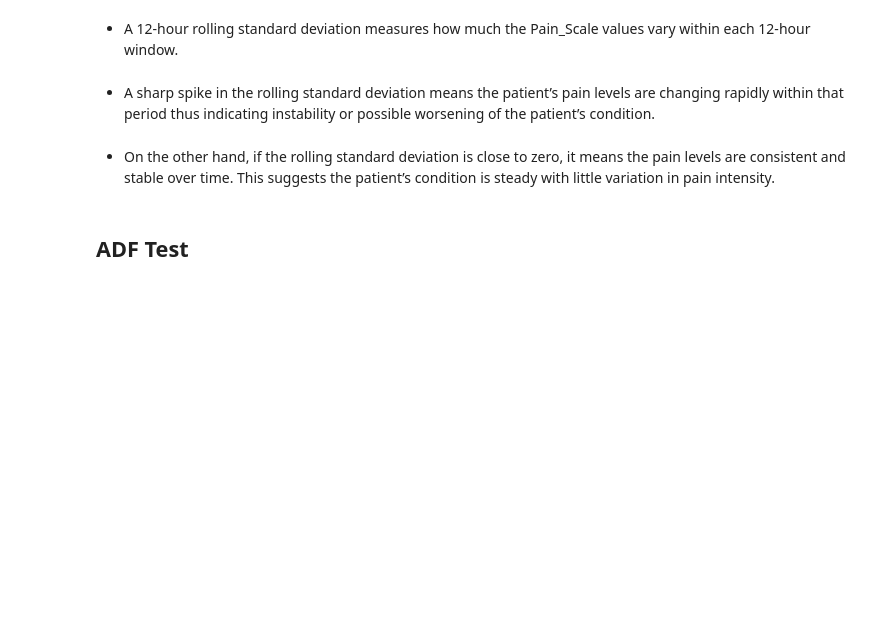
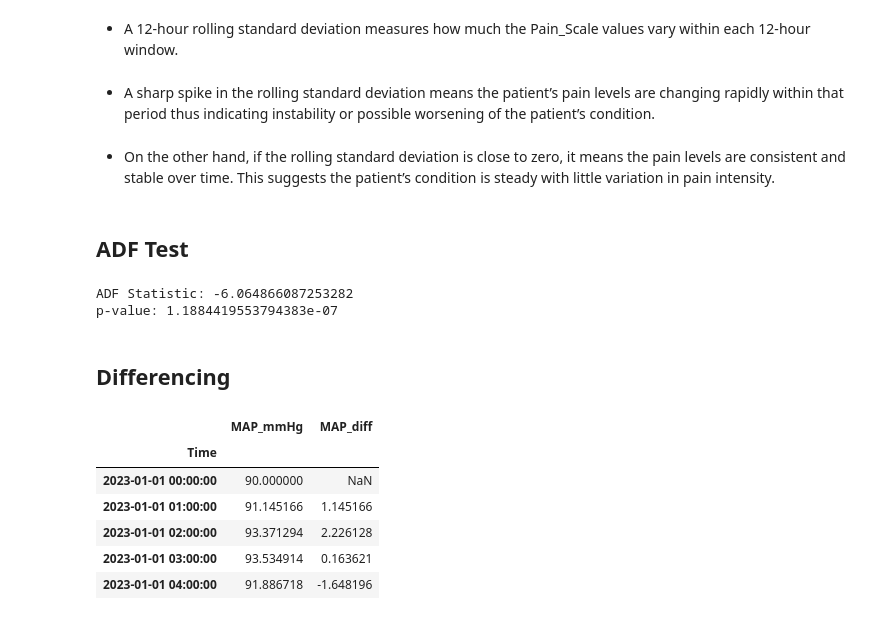
Before and after one commit to Agumekenneth/Time-series-, a Jupyter notebook: Remedial Test/Test.ipynb, the cells around one changed output. Saved outputs shown, nothing was run; the diff lists cells and outputs as text; code cells hidden in the pictures; blank space fills up the shorter version.

```diff
--- a/Remedial Test/Test.ipynb
+++ b/Remedial Test/Test.ipynb
@@ -137,3 +137,24 @@ plt.show()
 - On the other hand, if the rolling standard deviation is close to zero, it means the pain levels are consistent and stable over time. This suggests the patient’s condition is steady with little variation in pain intensity.
 # %% [markdown]
 ## ADF Test
+# %%
+result = adfuller(df['MAP_mmHg'])
+
+print("ADF Statistic:", result[0])
+print("p-value:", result[1])
+# %% [output]
+ADF Statistic: -6.064866087253282
+p-value: 1.1884419553794383e-07
+# %% [markdown]
+## Differencing
+# %%
+df['MAP_diff'] = df['MAP_mmHg'].diff()
+df[['MAP_mmHg', 'MAP_diff']].head()
+# %% [output]
+|  | MAP_mmHg | MAP_diff |
+| Time |  |  |
+| 2023-01-01 00:00:00 | 90.000000 | NaN |
+| 2023-01-01 01:00:00 | 91.145166 | 1.145166 |
+| 2023-01-01 02:00:00 | 93.371294 | 2.226128 |
+| 2023-01-01 03:00:00 | 93.534914 | 0.163621 |
+| 2023-01-01 04:00:00 | 91.886718 | -1.648196 |
```
Also changed, not shown: parts of 1 cell of this notebook.
